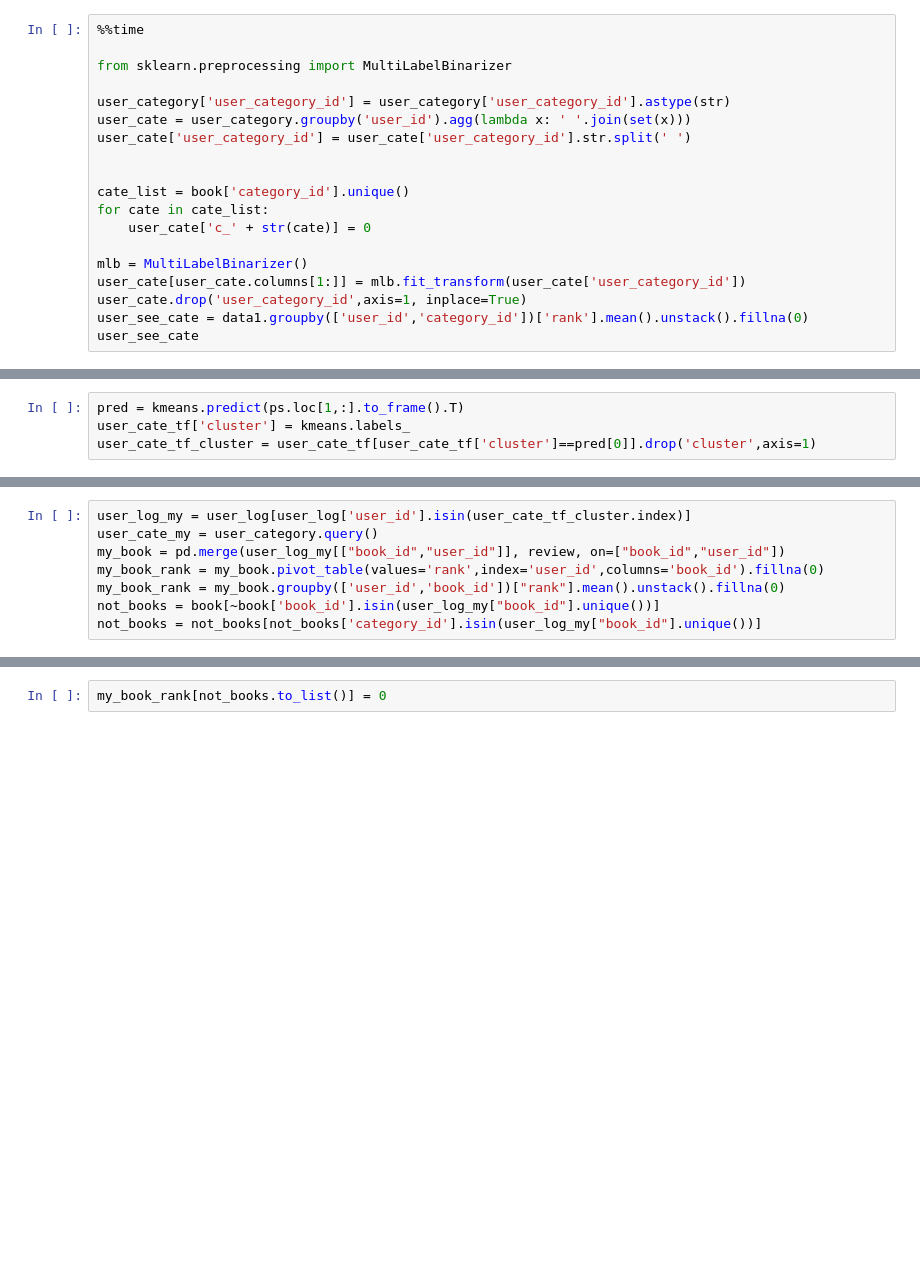
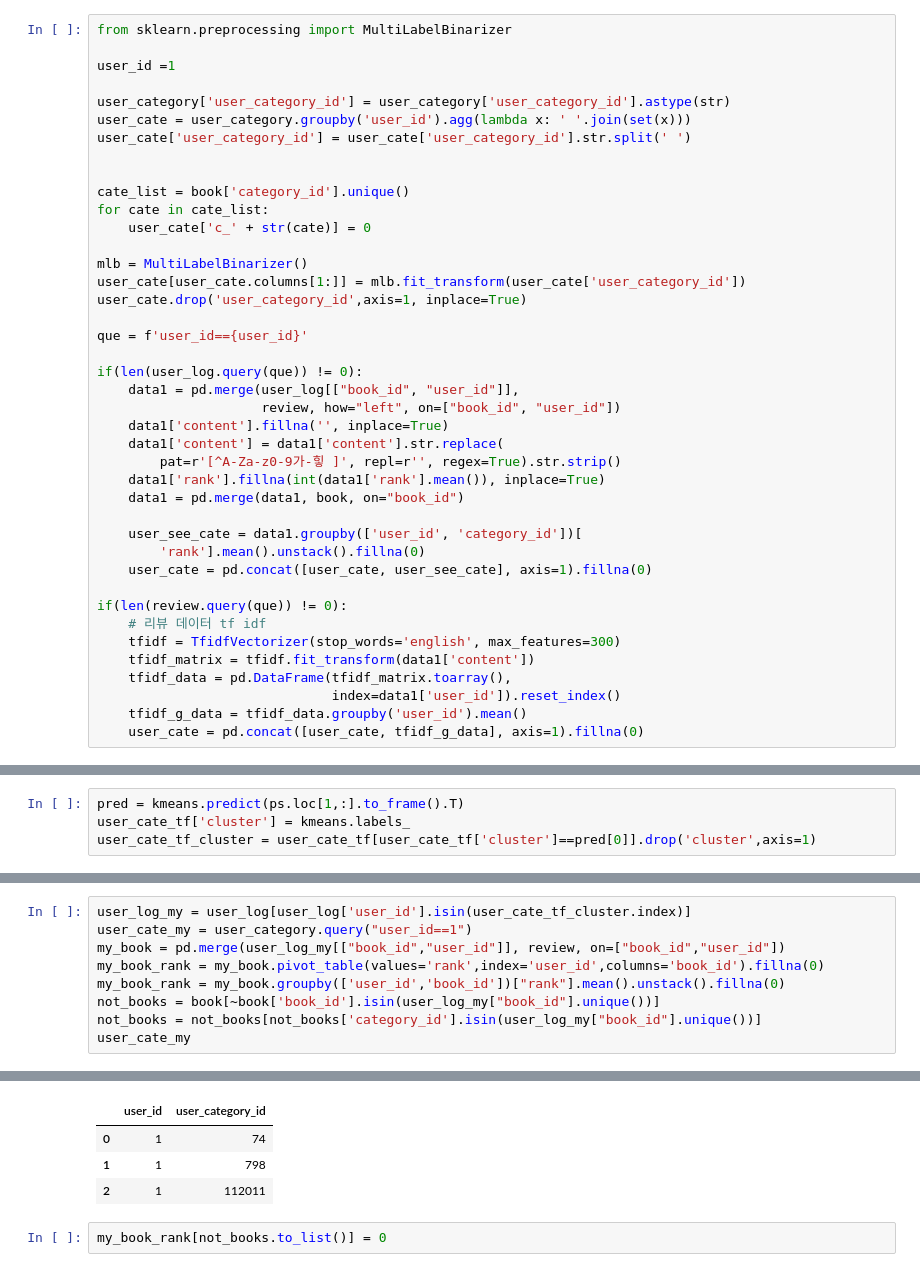
Before and after one commit to GyuYoungCho/BOOKS, a Jupyter notebook: backend/api/Untitled.ipynb, the cells around one changed output, grey strips where cells are left out. Saved outputs shown, nothing was run; the diff lists cells and outputs as text; blank space fills up the shorter version.

```diff
--- a/backend/api/Untitled.ipynb
+++ b/backend/api/Untitled.ipynb
@@ -107,7 +65,7 @@ data1
 # %%
-%%time
+from sklearn.preprocessing import MultiLabelBinarizer
 
-from sklearn.preprocessing import MultiLabelBinarizer
+user_id =1
 
 user_category['user_category_id'] = user_category['user_category_id'].astype(str)
 user_cate = user_category.groupby('user_id').agg(lambda x: ' '.join(set(x)))
@@ -121,5 +79,27 @@ for cate in cate_list:
 mlb = MultiLabelBinarizer()
 user_cate[user_cate.columns[1:]] = mlb.fit_transform(user_cate['user_category_id'])
 user_cate.drop('user_category_id',axis=1, inplace=True)
-user_see_cate = data1.groupby(['user_id','category_id'])['rank'].mean().unstack().fillna(0)
-user_see_cate
+
+que = f'user_id=={user_id}'
+
+if(len(user_log.query(que)) != 0):
+    data1 = pd.merge(user_log[["book_id", "user_id"]],
+                     review, how="left", on=["book_id", "user_id"])
+    data1['content'].fillna('', inplace=True)
+    data1['content'] = data1['content'].str.replace(
+        pat=r'[^A-Za-z0-9가-힣 ]', repl=r'', regex=True).str.strip()
+    data1['rank'].fillna(int(data1['rank'].mean()), inplace=True)
+    data1 = pd.merge(data1, book, on="book_id")
+
+    user_see_cate = data1.groupby(['user_id', 'category_id'])[
+        'rank'].mean().unstack().fillna(0)
+    user_cate = pd.concat([user_cate, user_see_cate], axis=1).fillna(0)
+
+if(len(review.query(que)) != 0):
+    # 리뷰 데이터 tf idf
+    tfidf = TfidfVectorizer(stop_words='english', max_features=300)
+    tfidf_matrix = tfidf.fit_transform(data1['content'])
+    tfidf_data = pd.DataFrame(tfidf_matrix.toarray(),
+                              index=data1['user_id']).reset_index()
+    tfidf_g_data = tfidf_data.groupby('user_id').mean()
+    user_cate = pd.concat([user_cate, tfidf_g_data], axis=1).fillna(0)
@@ -229,10 +168,11 @@ user_cate_tf['cluster'].value_counts()
 Name: cluster, dtype: int64
 # %%
 user_log_my = user_log[user_log['user_id'].isin(user_cate_tf_cluster.index)]
-user_cate_my = user_category.query()
+user_cate_my = user_category.query("user_id==1")
 my_book = pd.merge(user_log_my[["book_id","user_id"]], review, on=["book_id","user_id"])
 my_book_rank = my_book.pivot_table(values='rank',index='user_id',columns='book_id').fillna(0)
 my_book_rank = my_book.groupby(['user_id','book_id'])["rank"].mean().unstack().fillna(0)
 not_books = book[~book['book_id'].isin(user_log_my["book_id"].unique())]
 not_books = not_books[not_books['category_id'].isin(user_log_my["book_id"].unique())]
+user_cate_my
 # %% [output]
@@ -240,3 +179,7 @@ SyntaxError: invalid syntax (<ipython-input-82-c90ae83bdbba>, line 2)
+|  | user_id | user_category_id |
+| 0 | 1 | 74 |
+| 1 | 1 | 798 |
+| 2 | 1 | 112011 |
 # %%
 my_book_rank[not_books.to_list()] = 0
 # %% [output]
```
Also changed, not shown: parts of 11 cells of this notebook, 9 other files.
